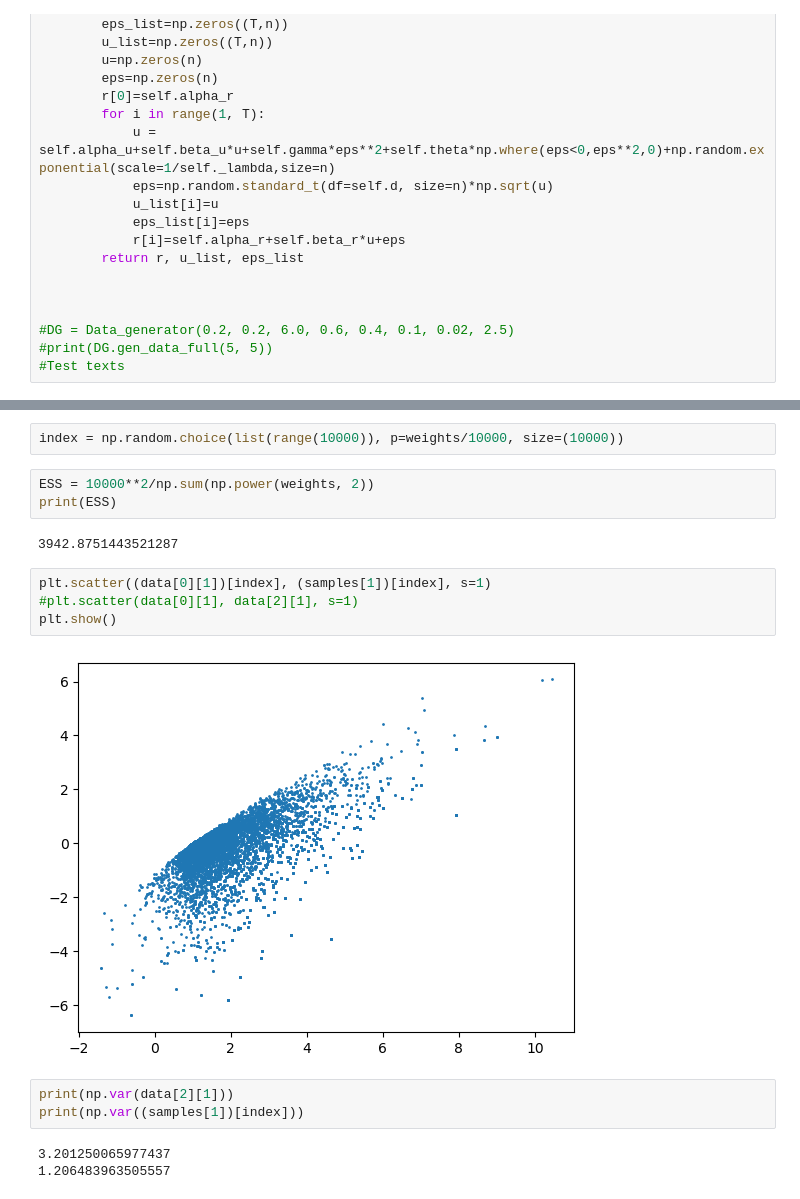
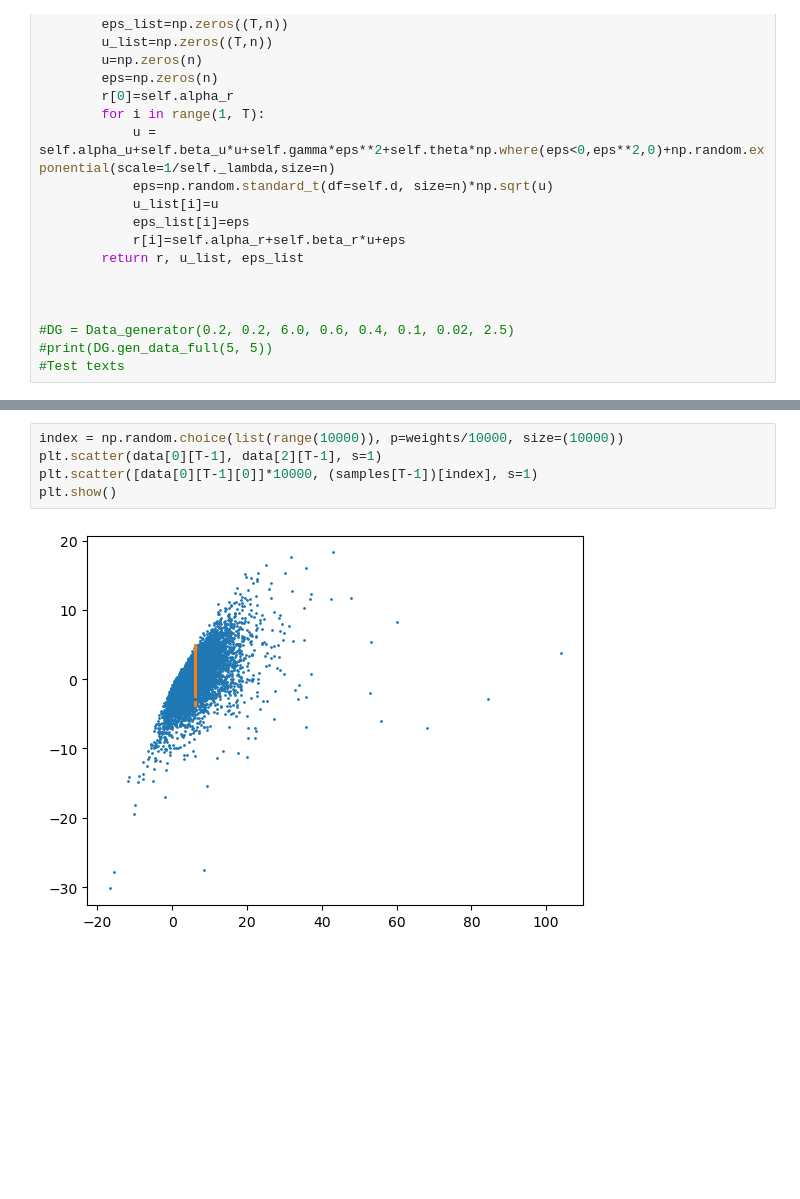
Before and after one commit to hengyuf/VSMCG, a Jupyter notebook: test.ipynb, the cells around one changed output, grey strips where cells are left out. Drawn from its saved outputs; the diff is of its cells as text; blank space fills up the shorter version.

```diff
--- a/test.ipynb
+++ b/test.ipynb
@@ -113,19 +139,7 @@ plt.show()
 # %%
 index = np.random.choice(list(range(10000)), p=weights/10000, size=(10000))
+plt.scatter(data[0][T-1], data[2][T-1], s=1)
+plt.scatter([data[0][T-1][0]]*10000, (samples[T-1])[index], s=1)
+plt.show()
+# %% [output]
+[figure, added]
-# %%
-ESS = 10000**2/np.sum(np.power(weights, 2))
-print(ESS)
-# %% [output]
-3942.8751443521287
-# %%
-plt.scatter((data[0][1])[index], (samples[1])[index], s=1)
-#plt.scatter(data[0][1], data[2][1], s=1)
-plt.show()
-# %% [output]
-[figure, removed]
-# %%
-print(np.var(data[2][1]))
-print(np.var((samples[1])[index]))
-# %% [output]
-3.201250065977437
-1.206483963505557
```
Also changed, not shown: parts of 11 cells of this notebook.
